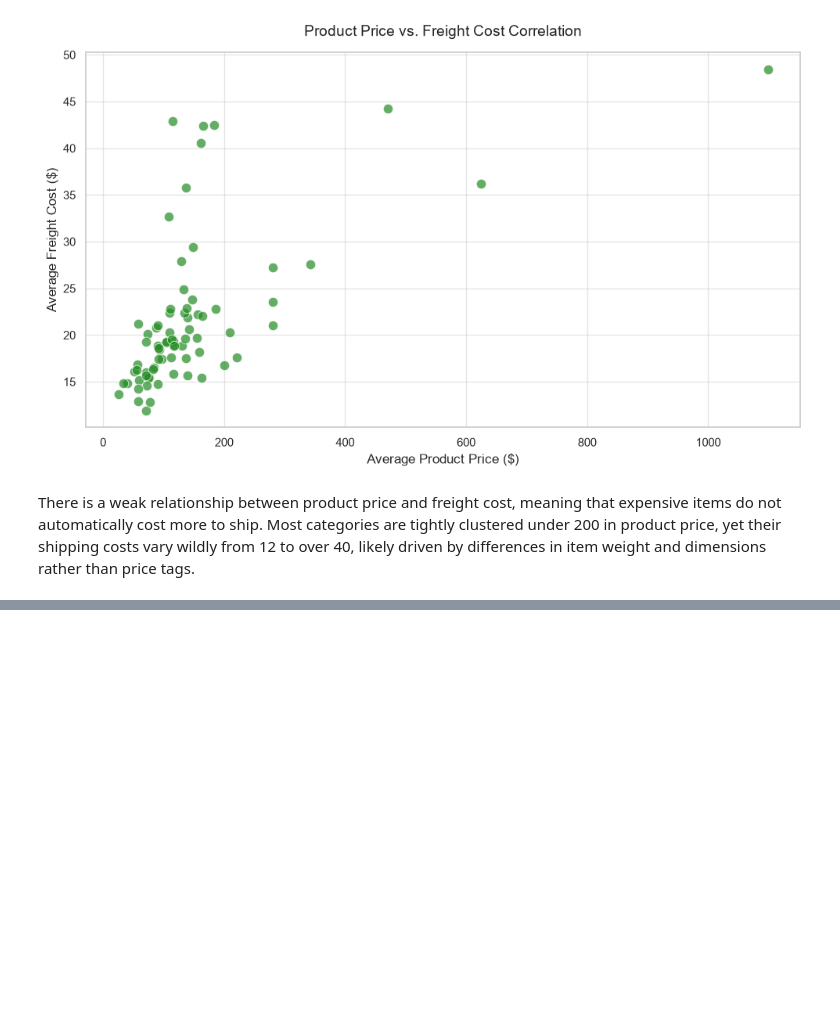
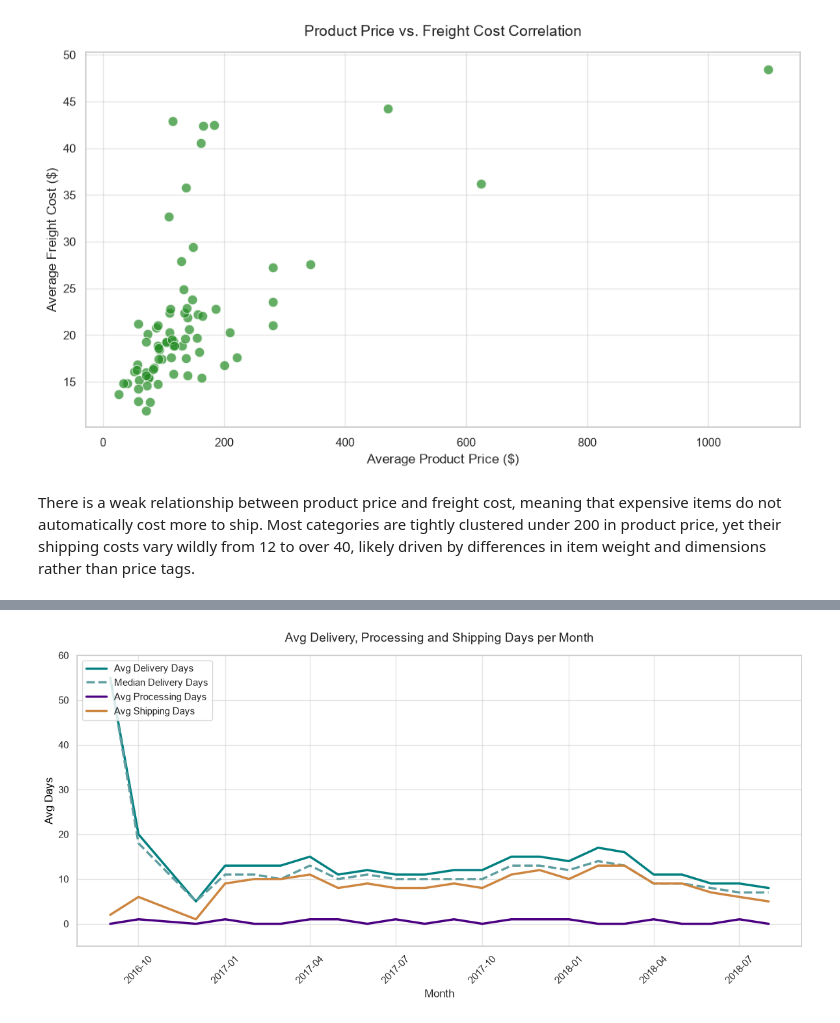
Before and after one commit to MarKotyn/olist-ecommerce-customer-analytics, a Jupyter notebook: python/notebooks/02_eda.ipynb, the cells around one changed output, grey strips where cells are left out. Saved outputs shown, nothing was run; the diff lists cells and outputs as text; code cells hidden in the pictures; blank space fills up the shorter version.

Commit message:
EDA for Delivery and Reviews Summary - trends, distribution

```diff
--- a/python/notebooks/02_eda.ipynb
+++ b/python/notebooks/02_eda.ipynb
@@ -378,0 +387,25 @@ There is a weak relationship between product price and freight cost, meaning tha
+# %%
+sns.set_theme(style="whitegrid")
+fig, ax1 = plt.subplots(figsize=(12, 6))
+
+sns.lineplot(data=df_delivery, x='order_month', y='avg_delivery_days',
+             ax=ax1, color='teal', label='Avg Delivery Days', linewidth=2.5)
+sns.lineplot(data=df_delivery, x='order_month', y='median_delivery_days', linestyle="dashed",
+             ax=ax1, color='cadetblue', label='Median Delivery Days', linewidth=2.5)
+sns.lineplot(data=df_delivery, x='order_month', y='avg_processing_days',
+             ax=ax1, color='indigo', label='Avg Processing Days', linewidth=2.5)
+sns.lineplot(data=df_delivery, x='order_month', y='avg_shipping_days',
+             ax=ax1, color='peru', label='Avg Shipping Days', linewidth=2.5)
+
+ax1.set_ylabel('Avg Days', color='black')
+ax1.set_ylim(-5,60)
+ax1.set_xlabel('Month')
+ax1.legend(loc='upper left')
+
+plt.title('Avg Delivery, Processing and Shipping Days per Month', fontsize=14, pad=15)
+ax1.tick_params(axis='x', rotation=45)
+
+plt.tight_layout()
+plt.show()
+# %% [output]
+[figure, added]
```
Also changed, not shown: parts of 12 cells of this notebook.
